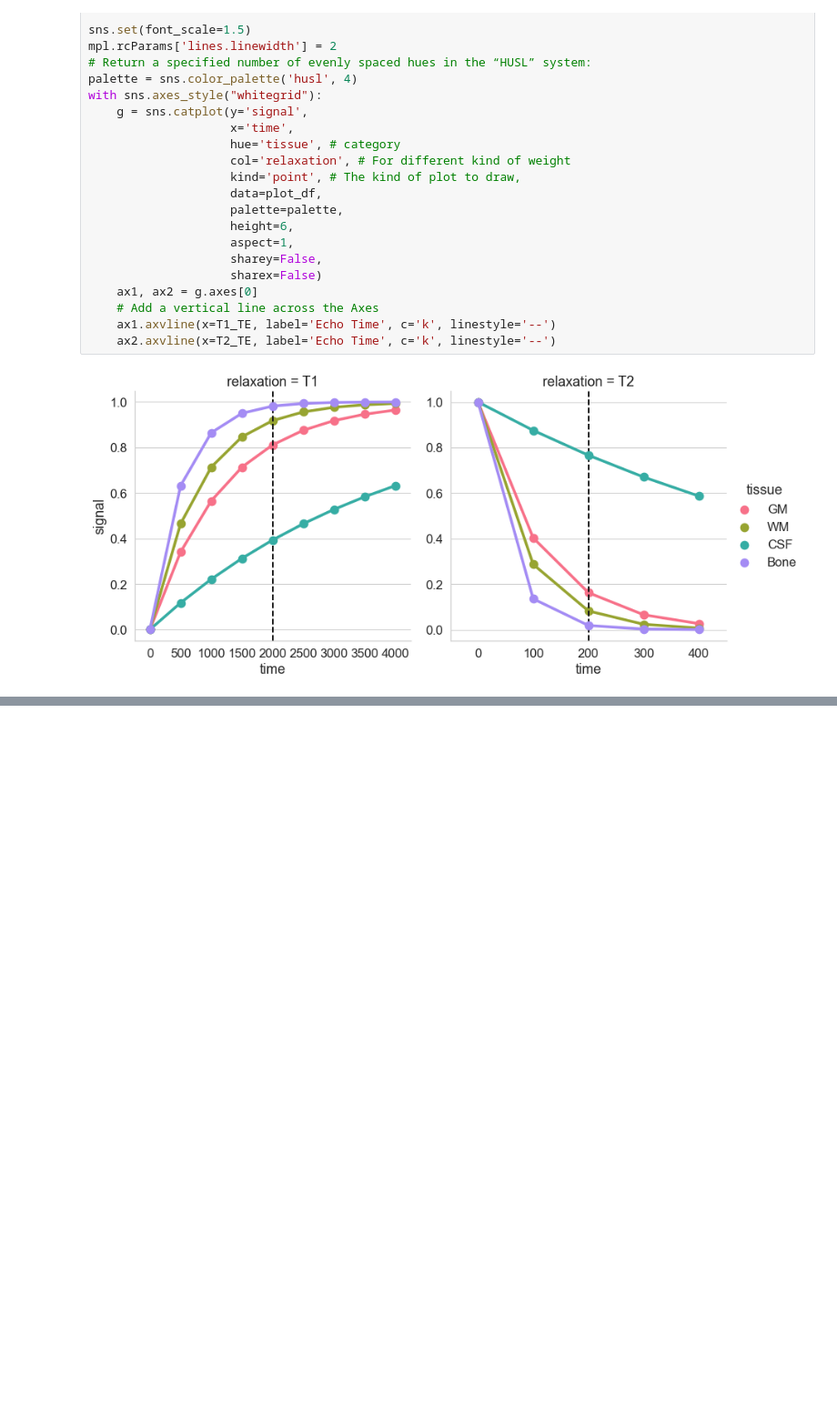
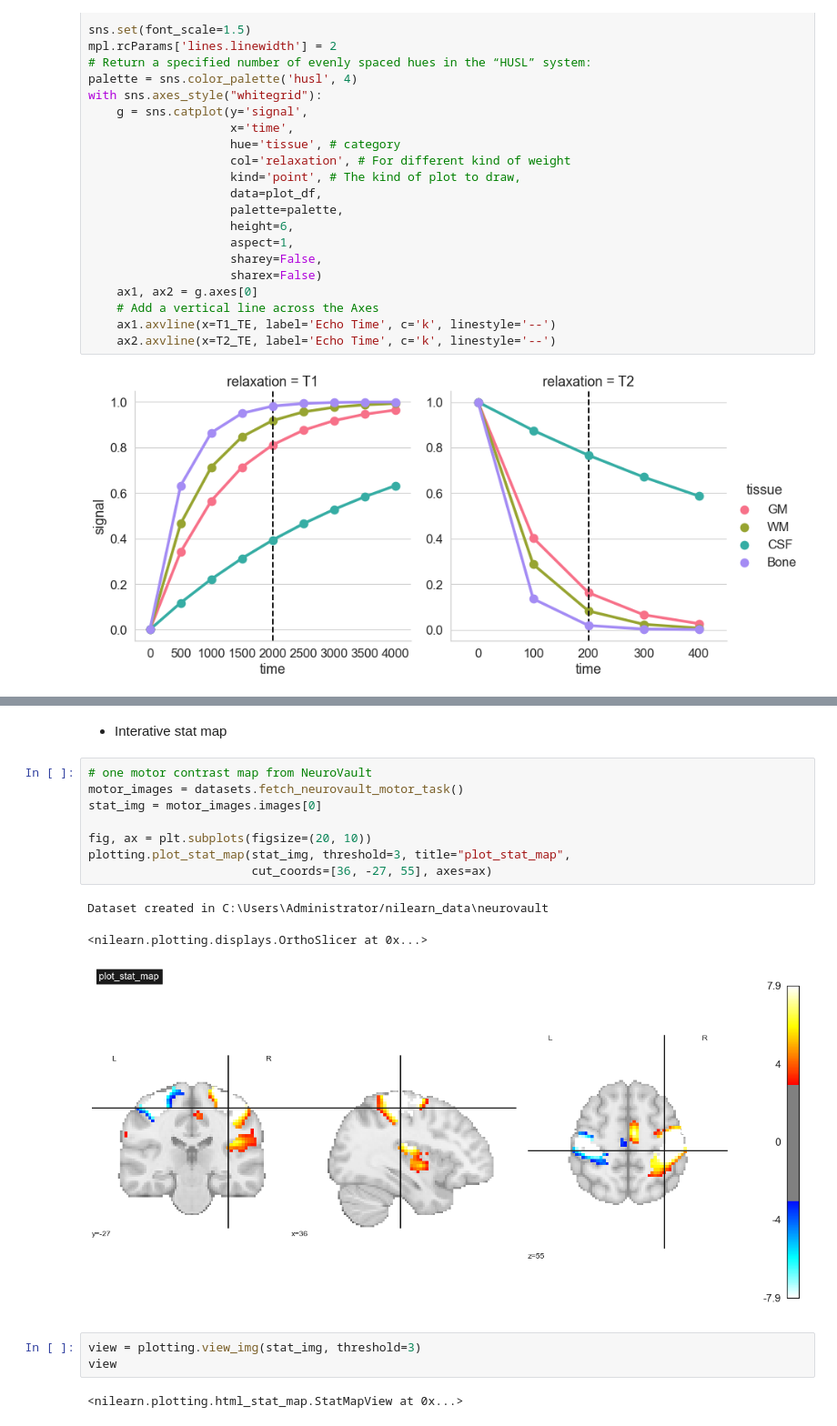
Before and after one commit to YuyangXueEd/Working-with-MRI-Data-in-Python, a Jupyter notebook: sMRI/1-sMRI_Acquisition_and_Modalities.ipynb, the cells around one changed output, grey strips where cells are left out. Shown at 91% size. Drawn from its saved outputs; the diff is of its cells as text; blank space fills up the shorter version.

```diff
--- a/sMRI/1-sMRI_Acquisition_and_Modalities.ipynb
+++ b/sMRI/1-sMRI_Acquisition_and_Modalities.ipynb
@@ -204,0 +259,19 @@ MP-RAGE            |  MP2-RAGE
+# %% [markdown]
+* Interative stat map
+# %%
+# one motor contrast map from NeuroVault
+motor_images = datasets.fetch_neurovault_motor_task()
+stat_img = motor_images.images[0]
+
+fig, ax = plt.subplots(figsize=(20, 10))
+plotting.plot_stat_map(stat_img, threshold=3, title="plot_stat_map",
+                       cut_coords=[36, -27, 55], axes=ax)
+# %% [output]
+Dataset created in C:\Users\Administrator/nilearn_data\neurovault
+<nilearn.plotting.displays.OrthoSlicer at 0x...>
+[figure, added]
+# %%
+view = plotting.view_img(stat_img, threshold=3)
+view
+# %% [output]
+<nilearn.plotting.html_stat_map.StatMapView at 0x...>
```
Also changed, not shown: parts of 5 cells of this notebook.
